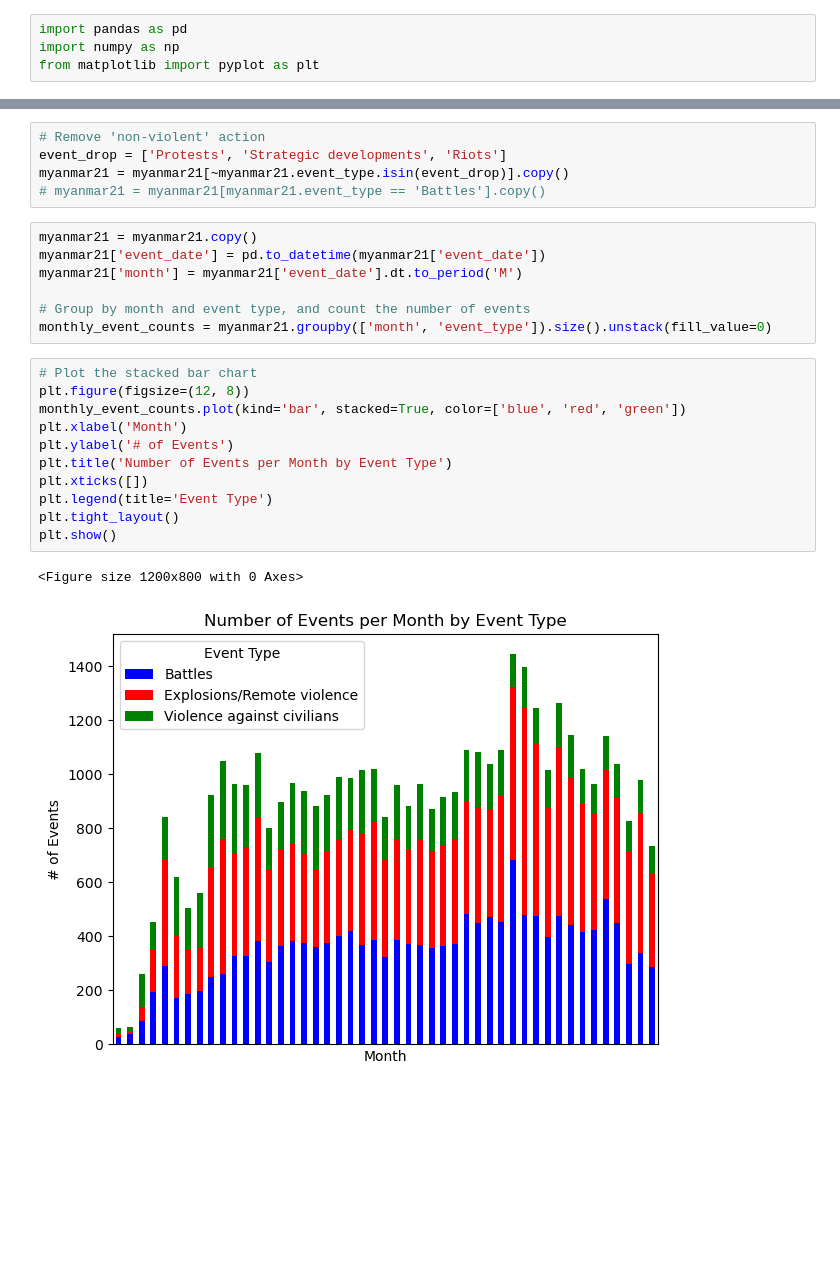
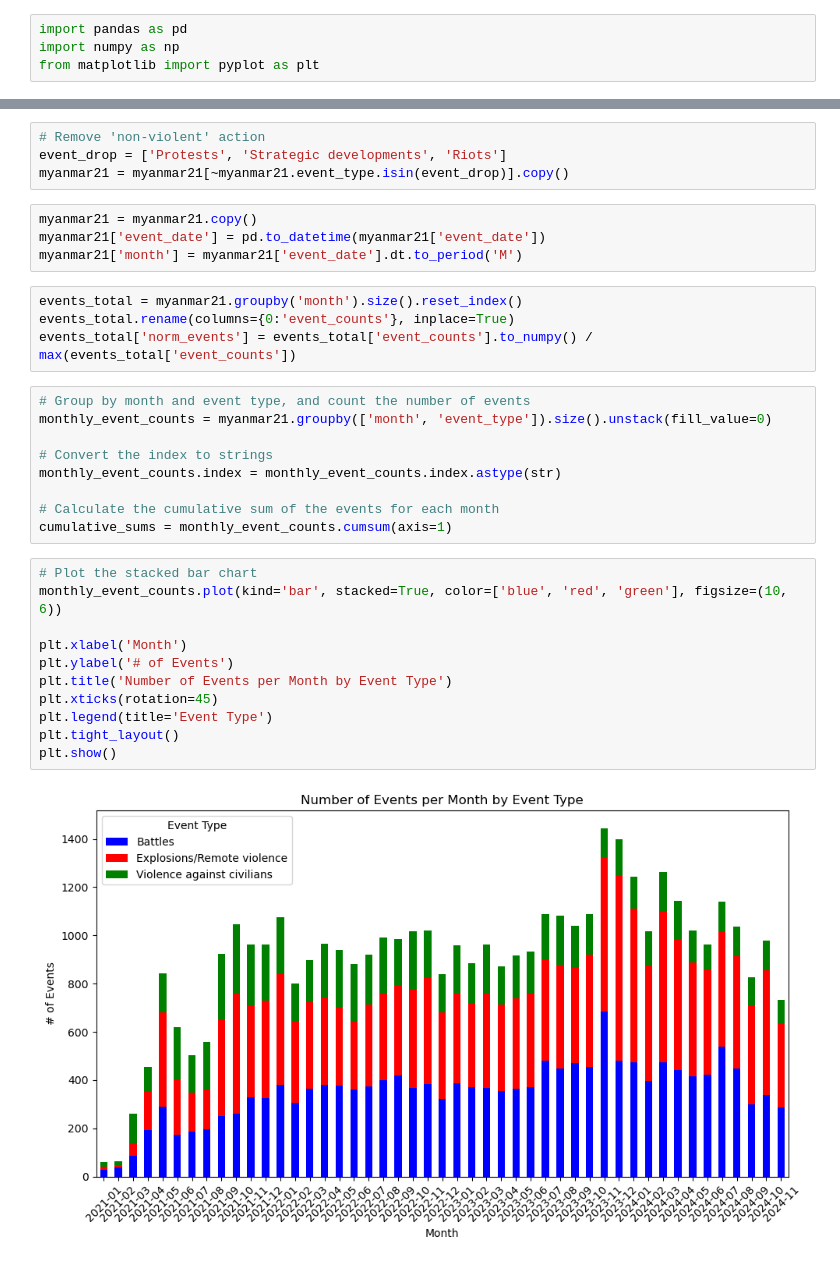
Before and after one commit to matt-banschbach/inde577, a Jupyter notebook: Global Terrorism/acled_data.ipynb, the cells around one changed output, grey strips where cells are left out. Saved outputs shown, nothing was run; the diff lists cells and outputs as text; blank space fills up the shorter version.

Commit message:
More work on this myanmar side project---gonna see what algorithms I might implement on that soon

```diff
--- a/Global Terrorism/acled_data.ipynb
+++ b/Global Terrorism/acled_data.ipynb
@@ -27,26 +10,34 @@ Columns:  Index(['event_id_cnty', 'event_date', 'year', 'time_precision',
 # Remove 'non-violent' action
 event_drop = ['Protests', 'Strategic developments', 'Riots']
 myanmar21 = myanmar21[~myanmar21.event_type.isin(event_drop)].copy()
-# myanmar21 = myanmar21[myanmar21.event_type == 'Battles'].copy()
 # %%
 myanmar21 = myanmar21.copy()
 myanmar21['event_date'] = pd.to_datetime(myanmar21['event_date'])
 myanmar21['month'] = myanmar21['event_date'].dt.to_period('M')
-
-# Group by month and event type, and count the number of events
-monthly_event_counts = myanmar21.groupby(['month', 'event_type']).size().unstack(fill_value=0)
-# %%
-# Plot the stacked bar chart
-plt.figure(figsize=(12, 8))
-monthly_event_counts.plot(kind='bar', stacked=True, color=['blue', 'red', 'green'])
-plt.xlabel('Month')
-plt.ylabel('# of Events')
-plt.title('Number of Events per Month by Event Type')
-plt.xticks([])
-plt.legend(title='Event Type')
-plt.tight_layout()
-plt.show()
-# %% [output]
-<Figure size 1200x800 with 0 Axes>
-[figure, removed]
+# %%
+events_total = myanmar21.groupby('month').size().reset_index()
+events_total.rename(columns={0:'event_counts'}, inplace=True)
+events_total['norm_events'] = events_total['event_counts'].to_numpy() / max(events_total['event_counts'])
+# %%
+# Group by month and event type, and count the number of events
+monthly_event_counts = myanmar21.groupby(['month', 'event_type']).size().unstack(fill_value=0)
+
+# Convert the index to strings
+monthly_event_counts.index = monthly_event_counts.index.astype(str)
+
+# Calculate the cumulative sum of the events for each month
+cumulative_sums = monthly_event_counts.cumsum(axis=1)
+# %%
+# Plot the stacked bar chart
+monthly_event_counts.plot(kind='bar', stacked=True, color=['blue', 'red', 'green'], figsize=(10, 6))
+
+plt.xlabel('Month')
+plt.ylabel('# of Events')
+plt.title('Number of Events per Month by Event Type')
+plt.xticks(rotation=45)
+plt.legend(title='Event Type')
+plt.tight_layout()
+plt.show()
+# %% [output]
+[figure, added]
 # %%
```
Also changed, not shown: parts of 17 cells of this notebook, 2 other files.
